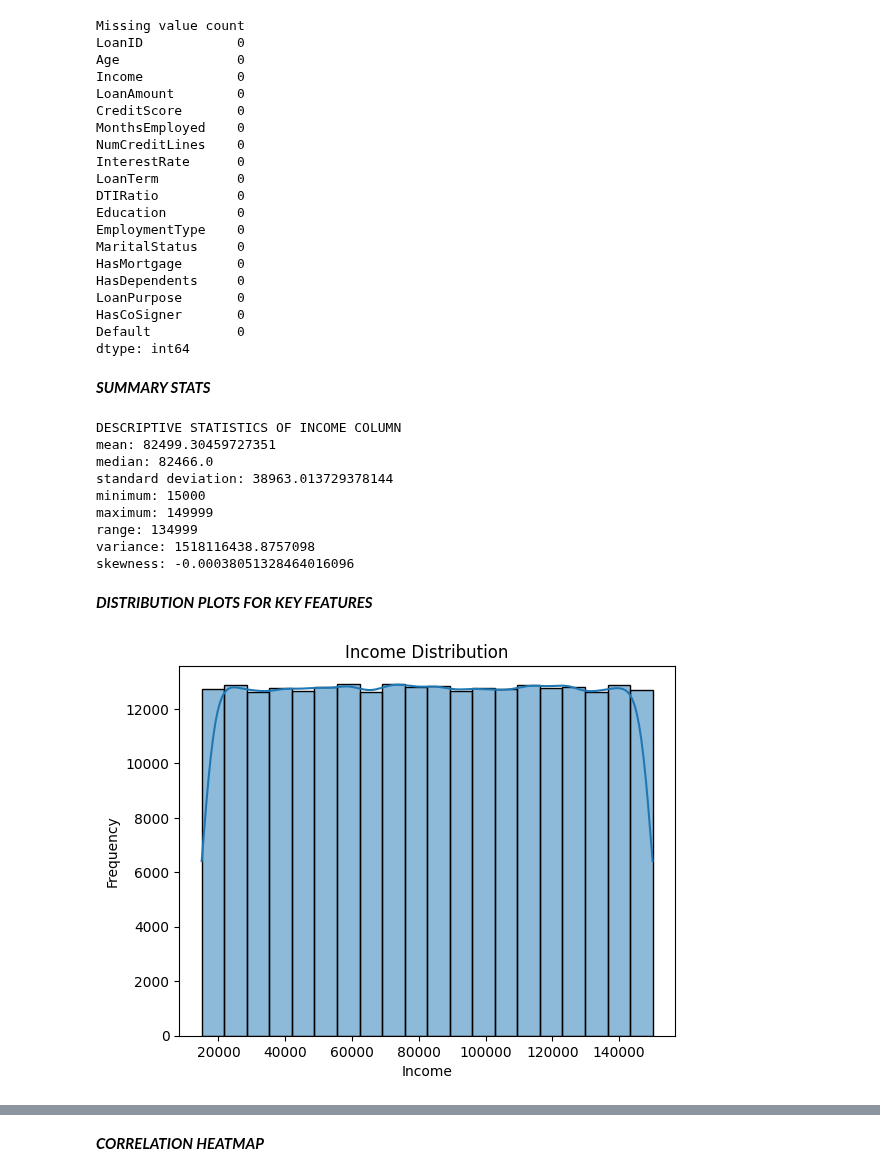
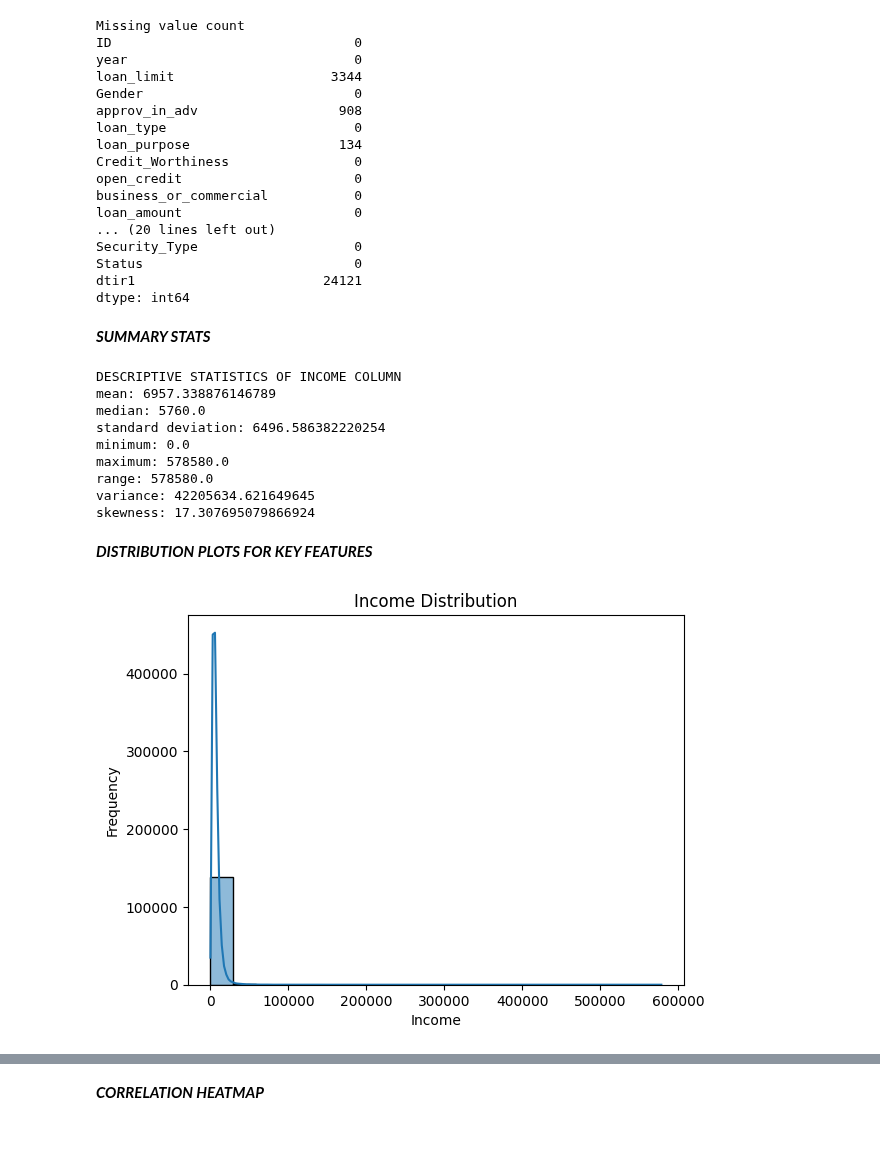
Before and after one commit to springboardmentor891v/CreditPathAI, a Jupyter notebook: notebooks/EDA_Report.ipynb, the cells around one changed output, grey strips where cells are left out. Saved outputs shown, nothing was run; the diff lists cells and outputs as text; code cells hidden in the pictures; blank space fills up the shorter version.

```diff
--- a/notebooks/EDA_Report.ipynb
+++ b/notebooks/EDA_Report.ipynb
@@ -5,6 +5,6 @@ import matplotlib.pyplot as plt
 import seaborn as sns
 # %%
 
-df = pd.read_csv("D:\Infosys_Springboard\my_Project\CreditPathAI\data\Loan_default.csv")
+df = pd.read_csv("D:\Infosys_Springboard\CreditPathAI\CreditPathAI\data\Loan_default.csv")
 df.head()
 # %% [output]
@@ -80,55 +88,52 @@ print("Missing value count")
 print(df.isnull().sum())
 # %% [output]
 Missing value count
-LoanID            0
-Age               0
-Income            0
-LoanAmount        0
-CreditScore       0
-MonthsEmployed    0
-NumCreditLines    0
-InterestRate      0
-LoanTerm          0
-DTIRatio          0
-Education         0
-EmploymentType    0
-MaritalStatus     0
-HasMortgage       0
-HasDependents     0
-LoanPurpose       0
-HasCoSigner       0
-Default           0
+ID                               0
+year                             0
+loan_limit                    3344
+Gender                           0
+approv_in_adv                  908
+loan_type                        0
+loan_purpose                   134
+Credit_Worthiness                0
+open_credit                      0
+business_or_commercial           0
+loan_amount                      0
+... (20 lines left out)
+Security_Type                    0
+Status                           0
+dtir1                        24121
 dtype: int64
 # %% [markdown]
 ***SUMMARY STATS***
 # %%
 print("DESCRIPTIVE STATISTICS OF INCOME COLUMN")
-print(f'mean: {df["Income"].mean()}')
-print(f'median: {df["Income"].median()}')
-print(f'standard deviation: {df["Income"].std()}')
-print(f'minimum: {df["Income"].min()}')
-print(f'maximum: {df["Income"].max()}')
-print(f'range: {df["Income"].max() - df["Income"].min()}')
-print(f'variance: {df["Income"].var()}')
-print(f'skewness: {df["Income"].skew()}')
+print(f'mean: {df["income"].mean()}')
+print(f'median: {df["income"].median()}')
+print(f'standard deviation: {df["income"].std()}')
+print(f'minimum: {df["income"].min()}')
+print(f'maximum: {df["income"].max()}')
+print(f'range: {df["income"].max() - df["income"].min()}')
+print(f'variance: {df["income"].var()}')
+print(f'skewness: {df["income"].skew()}')
 # %% [output]
 DESCRIPTIVE STATISTICS OF INCOME COLUMN
-mean: 82499.30459727351
-median: 82466.0
-standard deviation: 38963.013729378144
-minimum: 15000
-maximum: 149999
-range: 134999
-variance: 1518116438.8757098
-skewness: -0.00038051328464016096
+mean: 6957.338876146789
+median: 5760.0
+standard deviation: 6496.586382220254
+minimum: 0.0
+maximum: 578580.0
+range: 578580.0
+variance: 42205634.621649645
+skewness: 17.307695079866924
 # %% [markdown]
 ***DISTRIBUTION PLOTS FOR KEY FEATURES***
 # %%
-sns.histplot(df['Income'], bins=20,kde=True,fill=True)
+sns.histplot(df['income'], bins=20,kde=True,fill=True)
 plt.xlabel('Income')
 plt.ylabel('Frequency')
 plt.title('Income Distribution')
 plt.show()
 # %% [output]
-[figure, old version]
+[figure, new version]
 # %%
```
Also changed, not shown: parts of 17 cells of this notebook, 7 other files.
